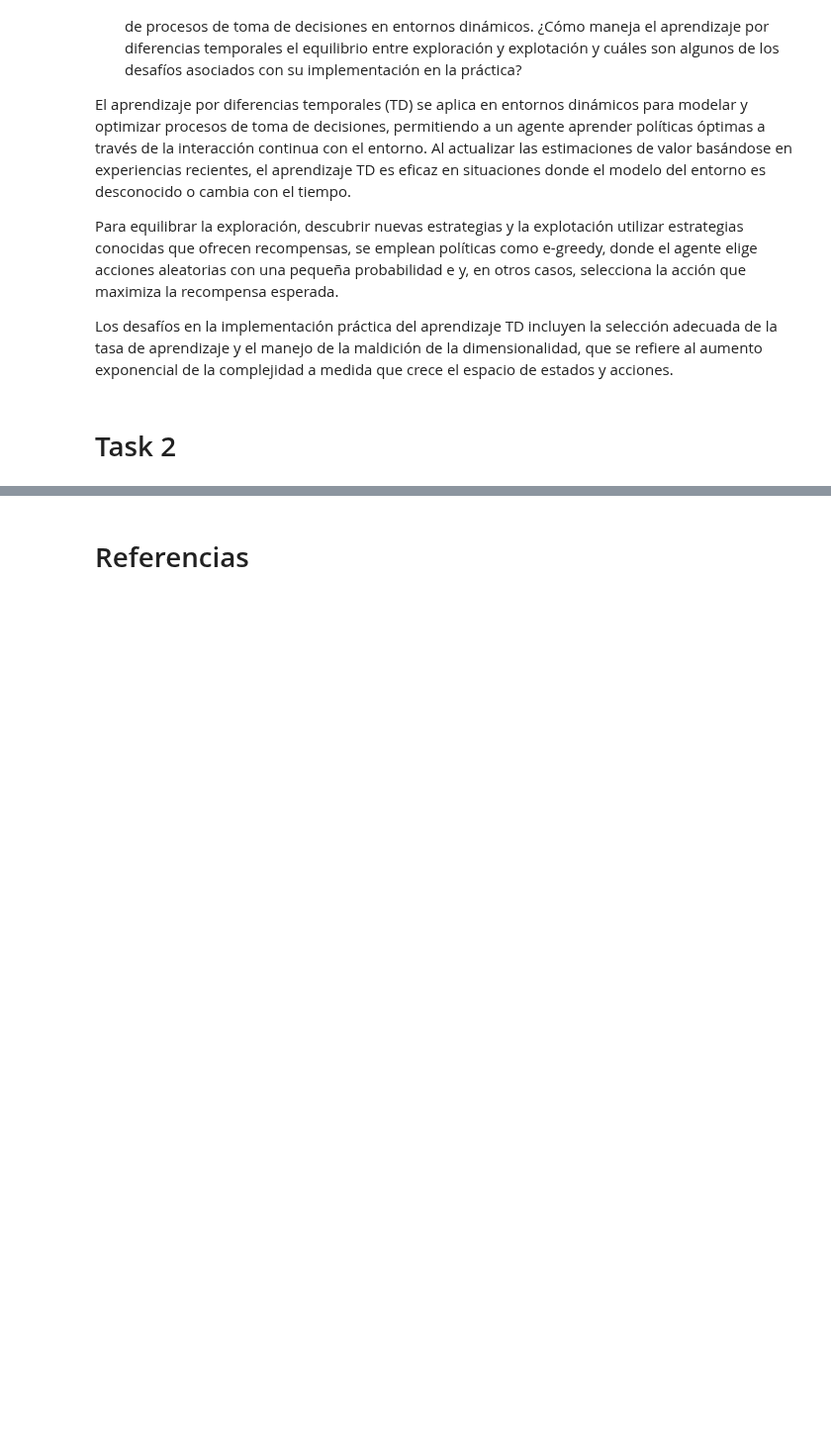
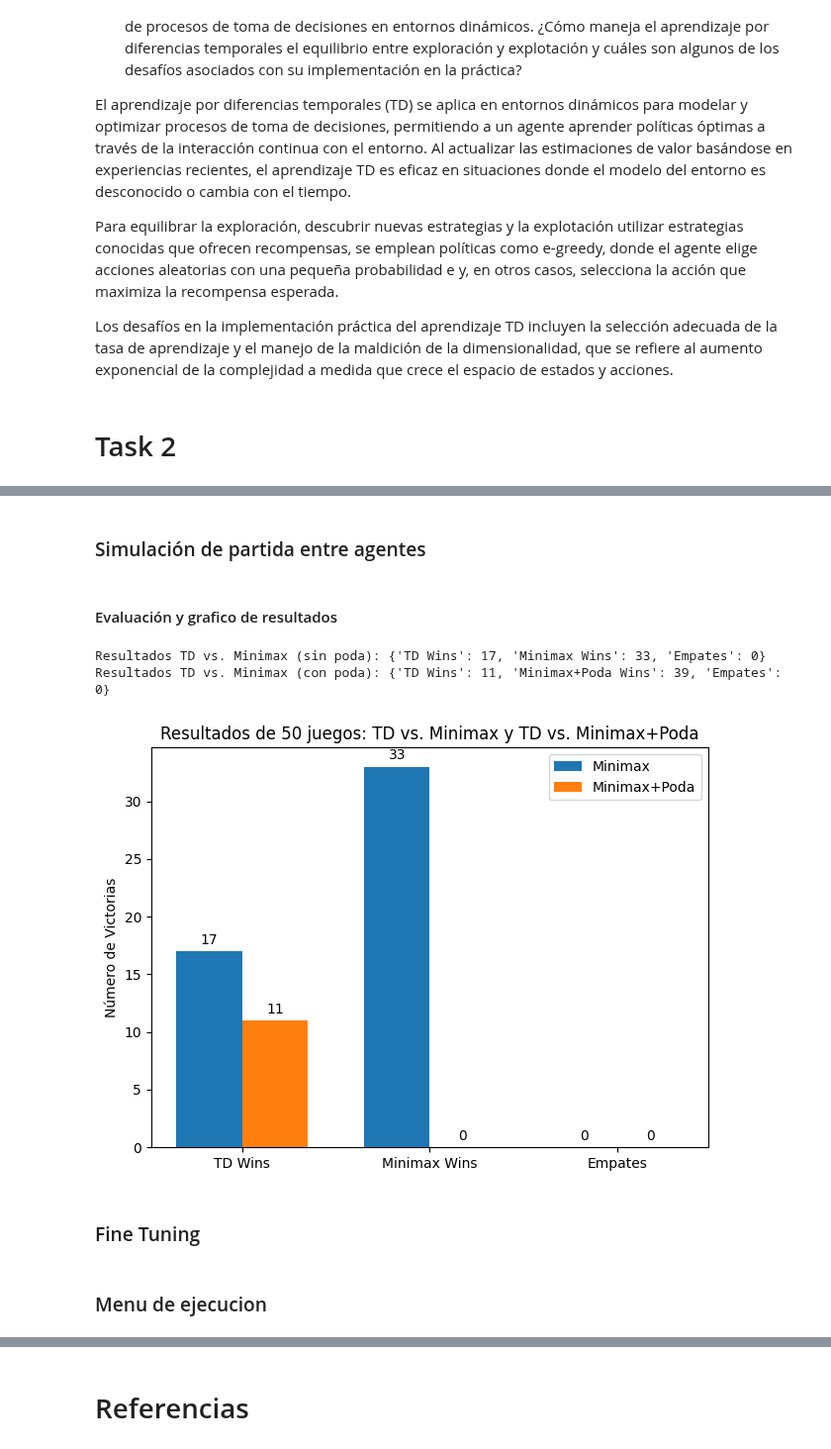
Before and after one commit to mar22266/LABORATORIOS-IA, a Jupyter notebook: Laboratorio07/lab7.ipynb, the cells around one changed output, grey strips where cells are left out. Shown at 99% size. Drawn from its saved outputs; the diff is of its cells as text; code cells hidden in the pictures; blank space fills up the shorter version.

```diff
--- a/Laboratorio07/lab7.ipynb
+++ b/Laboratorio07/lab7.ipynb
@@ -348,0 +327,2 @@ ALPHA = 0.005, GAMMA = 0.9, EPSILON = 1.0, EPSILON_DECAY = 0.995
+# %% [markdown]
+### Simulación de partida entre agentes
@@ -348,0 +490,76 @@ ALPHA = 0.005, GAMMA = 0.9, EPSILON = 1.0, EPSILON_DECAY = 0.995
+# %% [markdown]
+#### Evaluación y grafico de resultados
+# %%
+def evaluate_agents(num_games=50, depth=4):
+    results_minimax = {"TD Wins": 0, "Minimax Wins": 0, "Empates": 0}
+    results_alpha_beta = {"TD Wins": 0, "Minimax+Poda Wins": 0, "Empates": 0}
+
+    # Simular juegos TD vs. Minimax sin poda
+    for _ in range(num_games):
+        result = simulate_game_td_vs_minimax(use_pruning=False, depth=depth)
+        if result == 2:
+            results_minimax["TD Wins"] += 1
+        elif result == 1:
+            results_minimax["Minimax Wins"] += 1
+        else:
+            results_minimax["Empates"] += 1
+
+    # Simular juegos TD vs. Minimax con poda alpha-beta
+    for _ in range(num_games):
+        result = simulate_game_td_vs_minimax(use_pruning=True, depth=depth)
+        if result == 2:
+            results_alpha_beta["TD Wins"] += 1
+        elif result == 1:
+            results_alpha_beta["Minimax+Poda Wins"] += 1
+        else:
+            results_alpha_beta["Empates"] += 1
+
+    return results_minimax, results_alpha_beta
+
+def plot_results(results_minimax, results_alpha_beta):
+    # Graficar resultados con matplotlib y guardar en PDF
+    import matplotlib.pyplot as plt  # Asegúrate de importar matplotlib
+    labels = list(results_minimax.keys())
+    values_minimax = [results_minimax[label] for label in labels]
+    values_alpha_beta = [results_alpha_beta.get(label, 0) for label in labels]
+
+    x = np.arange(len(labels))  # posición de las etiquetas
+    width = 0.35  # ancho de las barras
+
+    fig, ax = plt.subplots()
+    rects1 = ax.bar(x - width/2, values_minimax, width, label='Minimax')
+    rects2 = ax.bar(x + width/2, values_alpha_beta, width, label='Minimax+Poda')
+
+    ax.set_ylabel('Número de Victorias')
+    ax.set_title('Resultados de 50 juegos: TD vs. Minimax y TD vs. Minimax+Poda')
+    ax.set_xticks(x)
+    ax.set_xticklabels(labels)
+    ax.legend()
+
+    for rect in rects1 + rects2:
+        height = rect.get_height()
+        ax.annotate('{}'.format(height),
+                    xy=(rect.get_x() + rect.get_width() / 2, height),
+                    xytext=(0, 3),  # 3 puntos de desplazamiento
+                    textcoords="offset points",
+                    ha='center', va='bottom')
+
+    plt.tight_layout()
+    plt.savefig("resultados.pdf")
+    plt.show()
+
+# Función que evalúa y grafica automáticamente
+def evaluate_and_plot(num_games=50, depth=4):
+    results_minimax, results_alpha_beta = evaluate_agents(num_games, depth)
+    print("Resultados TD vs. Minimax (sin poda):", results_minimax)
+    print("Resultados TD vs. Minimax (con poda):", results_alpha_beta)
+    plot_results(results_minimax, results_alpha_beta)
+
+# Llamada directa para evaluar y graficar:
+evaluate_and_plot(num_games=50, depth=3)
+# %% [output]
+Resultados TD vs. Minimax (sin poda): {'TD Wins': 17, 'Minimax Wins': 33, 'Empates': 0}
+Resultados TD vs. Minimax (con poda): {'TD Wins': 11, 'Minimax+Poda Wins': 39, 'Empates': 0}
+[figure, added]
+# %% [markdown]
+### Fine Tuning
@@ -348,0 +587,2 @@ ALPHA = 0.005, GAMMA = 0.9, EPSILON = 1.0, EPSILON_DECAY = 0.995
+# %% [markdown]
+### Menu de ejecucion
```
Also changed, not shown: parts of 13 cells of this notebook, 1 other file.
